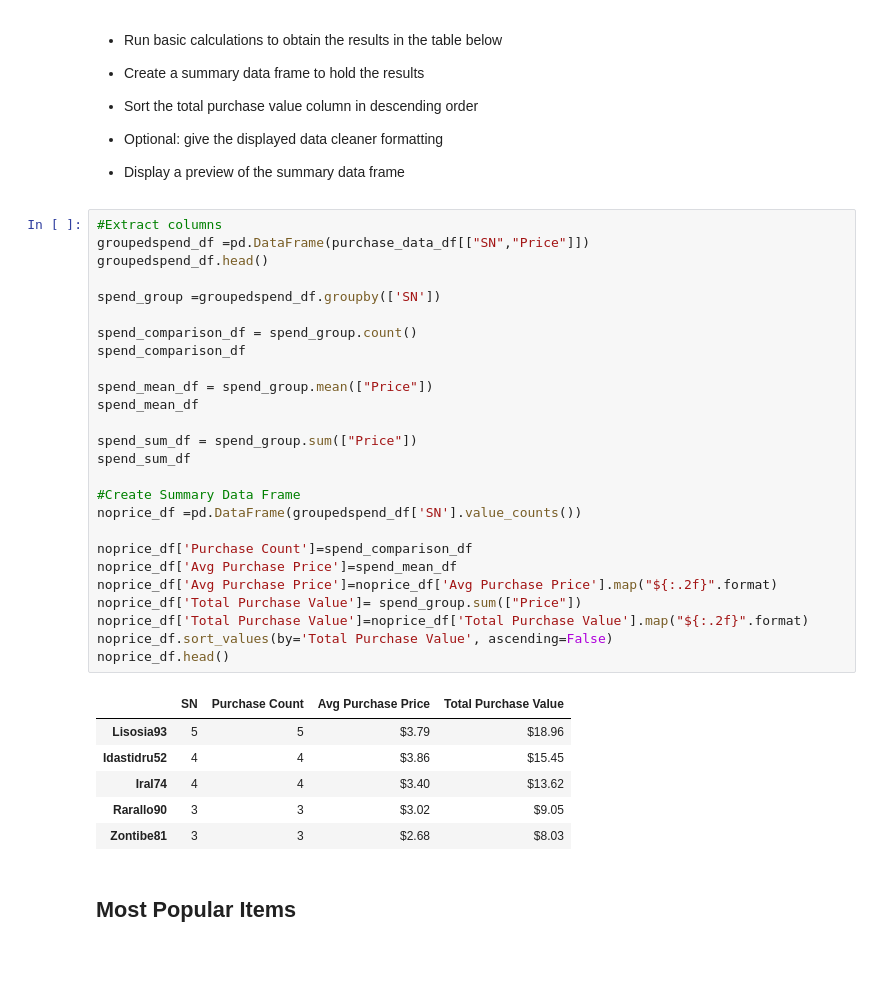
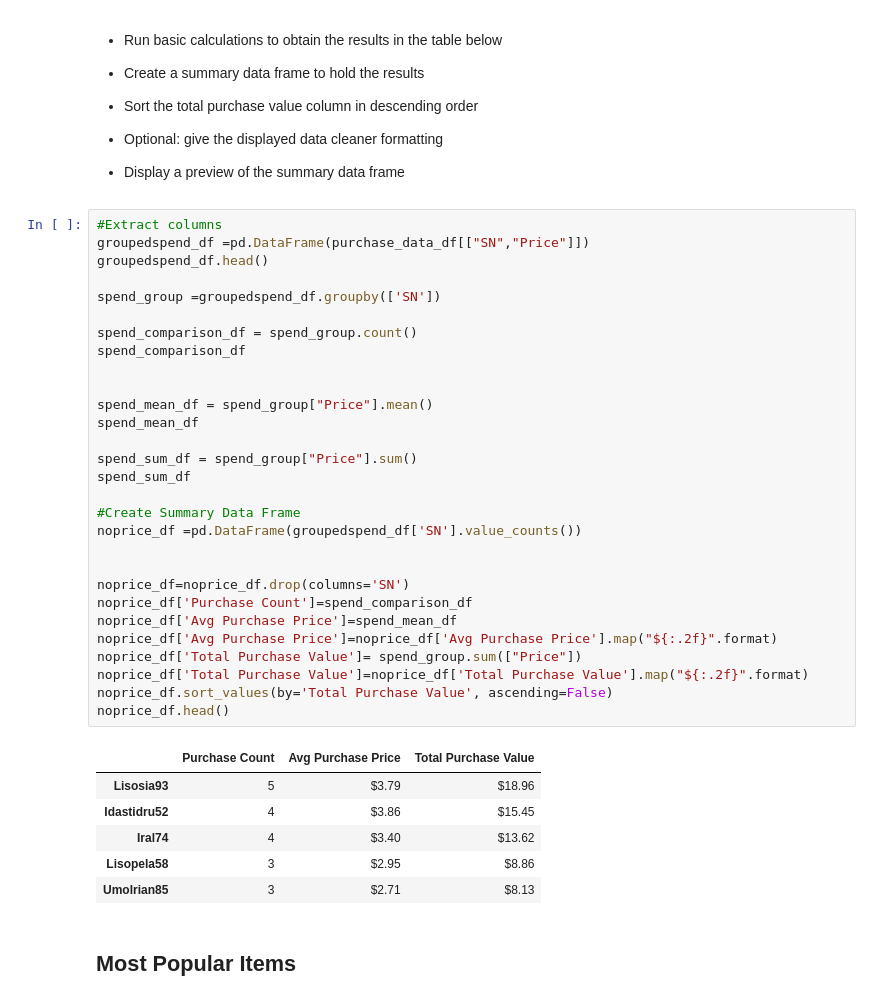
Before and after one commit to krissykodes/Pandas, a Jupyter notebook: HeroesOfPymoli_starter.ipynb, the cells around one changed output. Drawn from its saved outputs; the diff is of its cells as text; blank space fills up the shorter version.

```diff
--- a/HeroesOfPymoli_starter.ipynb
+++ b/HeroesOfPymoli_starter.ipynb
@@ -288,36 +280,39 @@ age_summary_df
 # %%
 #Extract columns
 groupedspend_df =pd.DataFrame(purchase_data_df[["SN","Price"]])
 groupedspend_df.head()
 
 spend_group =groupedspend_df.groupby(['SN'])
 
 spend_comparison_df = spend_group.count()
 spend_comparison_df
 
-spend_mean_df = spend_group.mean(["Price"])
+
+spend_mean_df = spend_group["Price"].mean()
 spend_mean_df
 
-spend_sum_df = spend_group.sum(["Price"])
+spend_sum_df = spend_group["Price"].sum()
 spend_sum_df
 
 #Create Summary Data Frame
 noprice_df =pd.DataFrame(groupedspend_df['SN'].value_counts())
 
+
+noprice_df=noprice_df.drop(columns='SN')
 noprice_df['Purchase Count']=spend_comparison_df
 noprice_df['Avg Purchase Price']=spend_mean_df
 noprice_df['Avg Purchase Price']=noprice_df['Avg Purchase Price'].map("${:.2f}".format)
 noprice_df['Total Purchase Value']= spend_group.sum(["Price"])
 noprice_df['Total Purchase Value']=noprice_df['Total Purchase Value'].map("${:.2f}".format)
 noprice_df.sort_values(by='Total Purchase Value', ascending=False)
 noprice_df.head()
 # %% [output]
-|  | SN | Purchase Count | Avg Purchase Price | Total Purchase Value |
-| Lisosia93 | 5 | 5 | $3.79 | $18.96 |
-| Idastidru52 | 4 | 4 | $3.86 | $15.45 |
-| Iral74 | 4 | 4 | $3.40 | $13.62 |
-| Rarallo90 | 3 | 3 | $3.02 | $9.05 |
-| Zontibe81 | 3 | 3 | $2.68 | $8.03 |
+|  | Purchase Count | Avg Purchase Price | Total Purchase Value |
+| Lisosia93 | 5 | $3.79 | $18.96 |
+| Idastidru52 | 4 | $3.86 | $15.45 |
+| Iral74 | 4 | $3.40 | $13.62 |
+| Lisopela58 | 3 | $2.95 | $8.86 |
+| Umolrian85 | 3 | $2.71 | $8.13 |
 # %% [markdown]
 ## Most Popular Items
 # %% [markdown]
```
Also changed, not shown: parts of 6 cells of this notebook.
